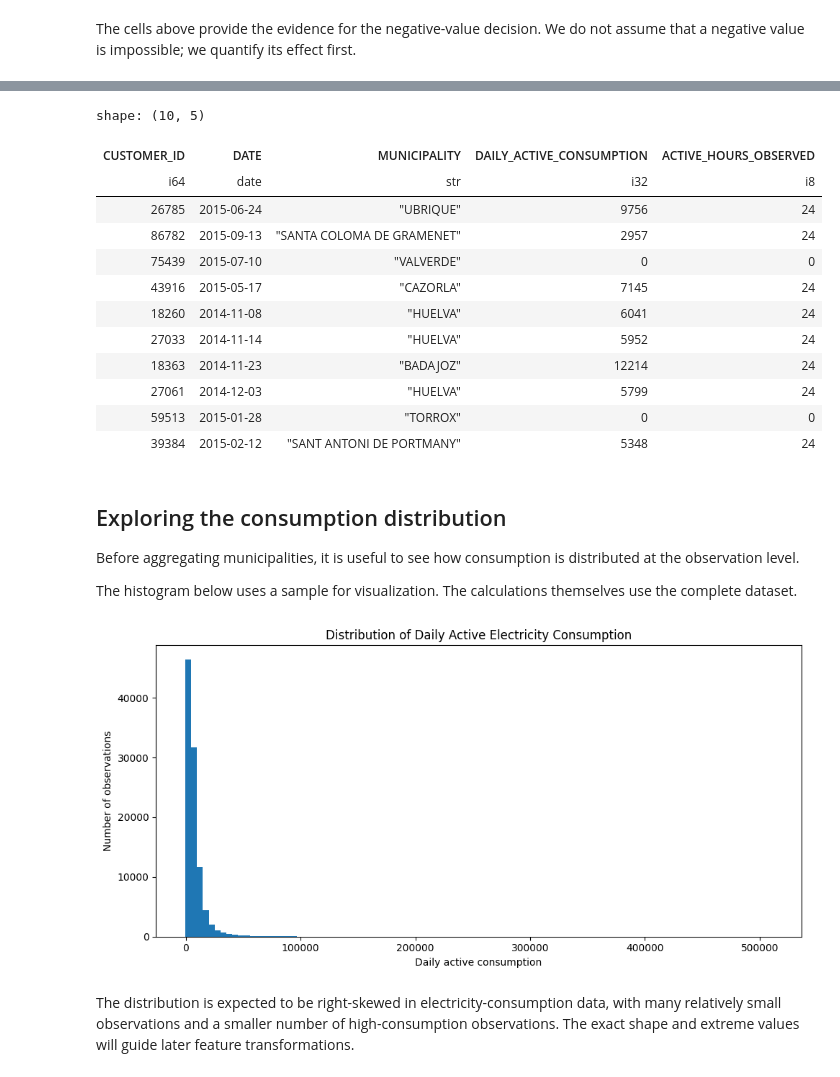
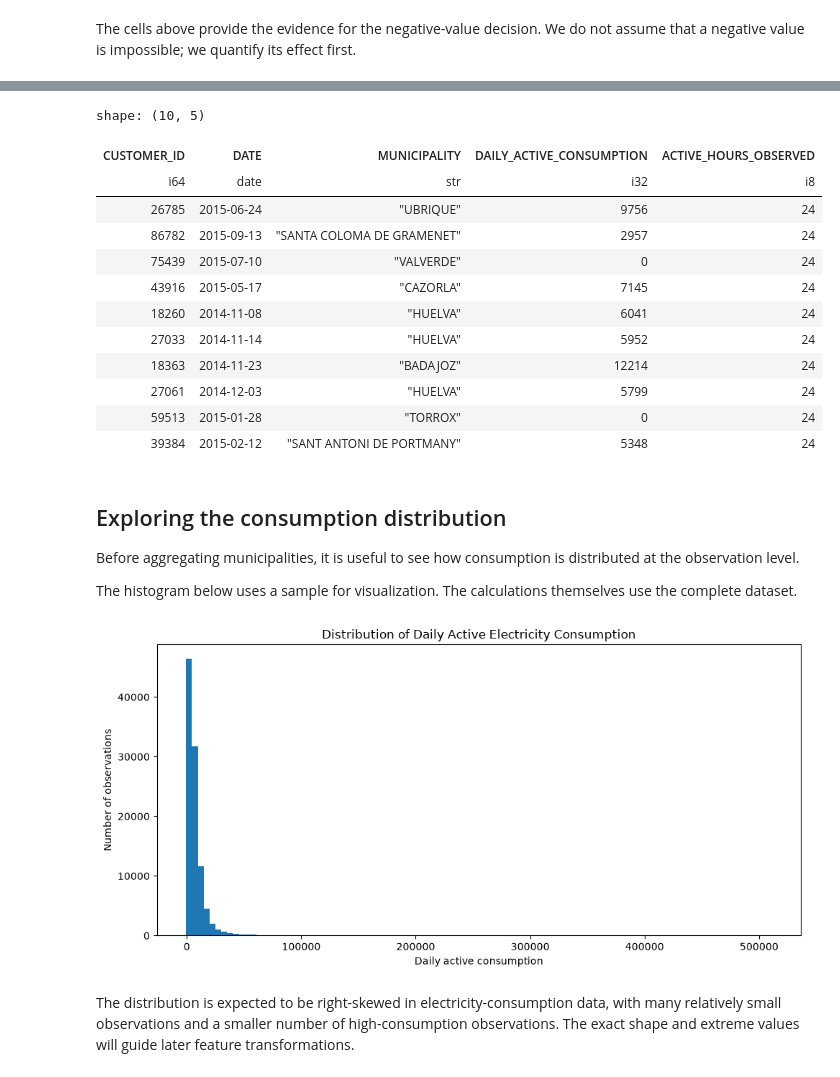
Before and after one commit to reem-naji/potential-fortnight, a Jupyter notebook: notebooks/EDA+basic clustering.ipynb, the cells around one changed output, grey strips where cells are left out. Saved outputs shown, nothing was run; the diff lists cells and outputs as text; code cells hidden in the pictures.

```diff
--- a/notebooks/EDA+basic clustering.ipynb
+++ b/notebooks/EDA+basic clustering.ipynb
@@ -398,0 +439,2 @@ shape: (30, 1)
+# %%
+A = A.lazy().remove(pl.col("CUSTOMER_ID") == 0)
@@ -410,8 +469,12 @@ categorical_cols = [
     "ELECTRICITY_PRODUCT",
     "MARKET",
     "SUPPLY_REGISTRATION_PERIOD",
-    "GAS_DISTRIBUTION_PROBABILITY",
 ]
+
+A = A.with_columns([
+        pl.col(c).replace("", None)
+        for c in categorical_cols
+    ])
 
 categorical_overview = (
     A.select([
@@ -683,7 +742,7 @@ I will calculate `DAILY_ACTIVE_CONSUMPTION` as the sum of the 25 active-energy f
 
 Missing hourly values are treated as zero **only inside this derived sum**. The original hourly columns remain unchanged, so we do not lose the distinction between an observed zero and a missing value.
 # %%
-A_clean = A_clean.with_columns(
+A = A.with_columns(
     pl.sum_horizontal([
         pl.col(c).fill_null(0)
         for c in active_cols
@@ -691,7 +750,7 @@ A_clean = A_clean.with_columns(
 )
 
 consumption_overview = (
-    A_clean
+    A
     .select([
         pl.col("DAILY_ACTIVE_CONSUMPTION").count().alias("non_null"),
         pl.col("DAILY_ACTIVE_CONSUMPTION").min().alias("minimum"),
@@ -1065,7 +1030,7 @@ Missing hourly values are treated as zero **inside the derived sum only**. The o
 # %%
 main_active_cols = [f"ACTIVE_H{i}" for i in range(1, 25)]
 
-A_clean = A_clean.with_columns([
+A = A.with_columns([
     pl.sum_horizontal([
         pl.col(c).fill_null(0)
         for c in main_active_cols
@@ -1077,7 +1042,7 @@ A_clean = A_clean.with_columns([
     ]).alias("ACTIVE_HOURS_OBSERVED"),
 ])
 
-A_clean.select([
+A.select([
     "CUSTOMER_ID",
     "DATE",
     "MUNICIPALITY",
@@ -1090,13 +1055,13 @@ shape: (10, 5)
 | i64 | date | str | i32 | i8 |
 | 26785 | 2015-06-24 | "UBRIQUE" | 9756 | 24 |
 | 86782 | 2015-09-13 | "SANTA COLOMA DE GRAMENET" | 2957 | 24 |
-| 75439 | 2015-07-10 | "VALVERDE" | 0 | 0 |
+| 75439 | 2015-07-10 | "VALVERDE" | 0 | 24 |
 | 43916 | 2015-05-17 | "CAZORLA" | 7145 | 24 |
 | 18260 | 2014-11-08 | "HUELVA" | 6041 | 24 |
 | 27033 | 2014-11-14 | "HUELVA" | 5952 | 24 |
 | 18363 | 2014-11-23 | "BADAJOZ" | 12214 | 24 |
 | 27061 | 2014-12-03 | "HUELVA" | 5799 | 24 |
-| 59513 | 2015-01-28 | "TORROX" | 0 | 0 |
+| 59513 | 2015-01-28 | "TORROX" | 0 | 24 |
 | 39384 | 2015-02-12 | "SANT ANTONI DE PORTMANY" | 5348 | 24 |
 # %% [markdown]
 ## Exploring the consumption distribution
@@ -1106,31 +1071,31 @@ Before aggregating municipalities, it is useful to see how consumption is distri
 The histogram below uses a sample for visualization. The calculations themselves use the complete dataset.
 # %%
 consumption_sample = (
-    A_clean
+    A
     .select("DAILY_ACTIVE_CONSUMPTION")
     .filter(
         pl.col("DAILY_ACTIVE_CONSUMPTION").is_not_null()
     )
     .collect()
     .sample(
         n=100_000,
         seed=42
     )
 )
 
 values = consumption_sample["DAILY_ACTIVE_CONSUMPTION"].to_numpy()
 
 plt.figure(figsize=(10, 5))
 plt.hist(values, bins=100)
 
 plt.xlabel("Daily active consumption")
 plt.ylabel("Number of observations")
 plt.title("Distribution of Daily Active Electricity Consumption")
 
 plt.tight_layout()
 plt.show()
 # %% [output]
-[figure, old version]
+[figure, new version]
 # %% [markdown]
 The distribution is expected to be right-skewed in electricity-consumption data, with many relatively small observations and a smaller number of high-consumption observations. The exact shape and extreme values will guide later feature transformations.
 # %% [markdown]
```
Also changed, not shown: parts of 73 cells of this notebook, 1 other file.
